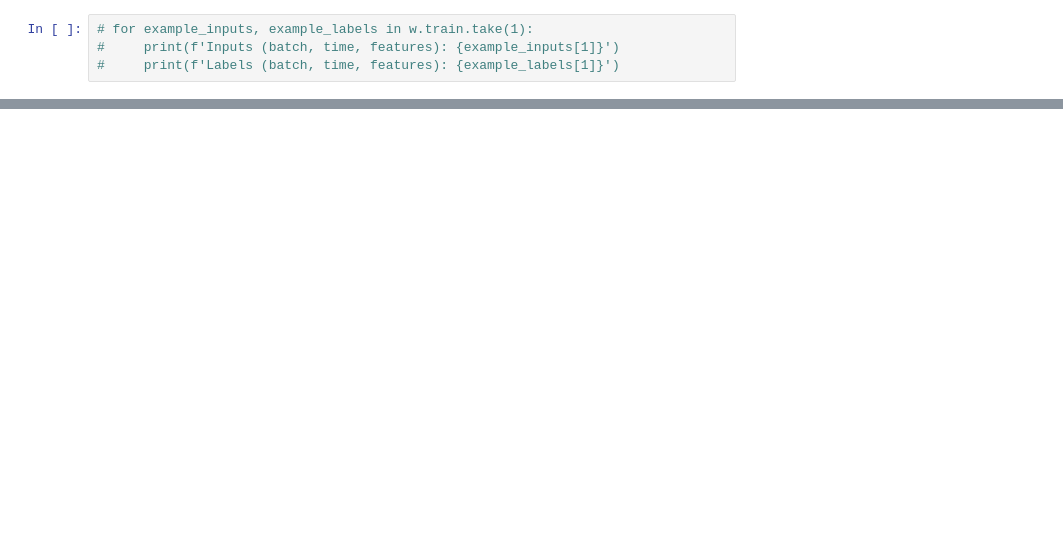
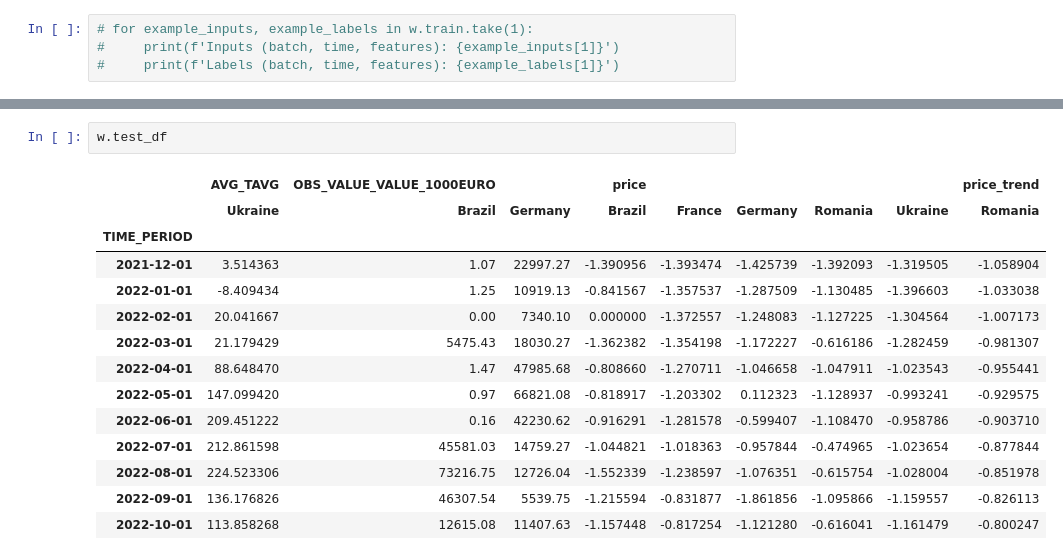
Before and after one commit to Gogonemnem/erasmus-university-rotterdam-assignments, a Jupyter notebook: code/notebooks/Gonem/model.ipynb, the cells around one changed output, grey strips where cells are left out. Drawn from its saved outputs; the diff is of its cells as text; blank space fills up the shorter version.

```diff
--- a/code/notebooks/Gonem/model.ipynb
+++ b/code/notebooks/Gonem/model.ipynb
@@ -307,0 +444,17 @@ w.plot(m, plot_col=label_columns[0], max_subplots=6)
+# %%
+w.test_df
+# %% [output]
+|  | AVG_TAVG | OBS_VALUE_VALUE_1000EURO |  | price |  |  |  |  | price_trend |
+|  | Ukraine | Brazil | Germany | Brazil | France | Germany | Romania | Ukraine | Romania |
+| TIME_PERIOD |  |  |  |  |  |  |  |  |  |
+| 2021-12-01 | 3.514363 | 1.07 | 22997.27 | -1.390956 | -1.393474 | -1.425739 | -1.392093 | -1.319505 | -1.058904 |
+| 2022-01-01 | -8.409434 | 1.25 | 10919.13 | -0.841567 | -1.357537 | -1.287509 | -1.130485 | -1.396603 | -1.033038 |
+| 2022-02-01 | 20.041667 | 0.00 | 7340.10 | 0.000000 | -1.372557 | -1.248083 | -1.127225 | -1.304564 | -1.007173 |
+| 2022-03-01 | 21.179429 | 5475.43 | 18030.27 | -1.362382 | -1.354198 | -1.172227 | -0.616186 | -1.282459 | -0.981307 |
+| 2022-04-01 | 88.648470 | 1.47 | 47985.68 | -0.808660 | -1.270711 | -1.046658 | -1.047911 | -1.023543 | -0.955441 |
+| 2022-05-01 | 147.099420 | 0.97 | 66821.08 | -0.818917 | -1.203302 | 0.112323 | -1.128937 | -0.993241 | -0.929575 |
+| 2022-06-01 | 209.451222 | 0.16 | 42230.62 | -0.916291 | -1.281578 | -0.599407 | -1.108470 | -0.958786 | -0.903710 |
+| 2022-07-01 | 212.861598 | 45581.03 | 14759.27 | -1.044821 | -1.018363 | -0.957844 | -0.474965 | -1.023654 | -0.877844 |
+| 2022-08-01 | 224.523306 | 73216.75 | 12726.04 | -1.552339 | -1.238597 | -1.076351 | -0.615754 | -1.028004 | -0.851978 |
+| 2022-09-01 | 136.176826 | 46307.54 | 5539.75 | -1.215594 | -0.831877 | -1.861856 | -1.095866 | -1.159557 | -0.826113 |
+| 2022-10-01 | 113.858268 | 12615.08 | 11407.63 | -1.157448 | -0.817254 | -1.121280 | -0.616041 | -1.161479 | -0.800247 |
```
Also changed, not shown: parts of 23 cells of this notebook, 3 other files.
